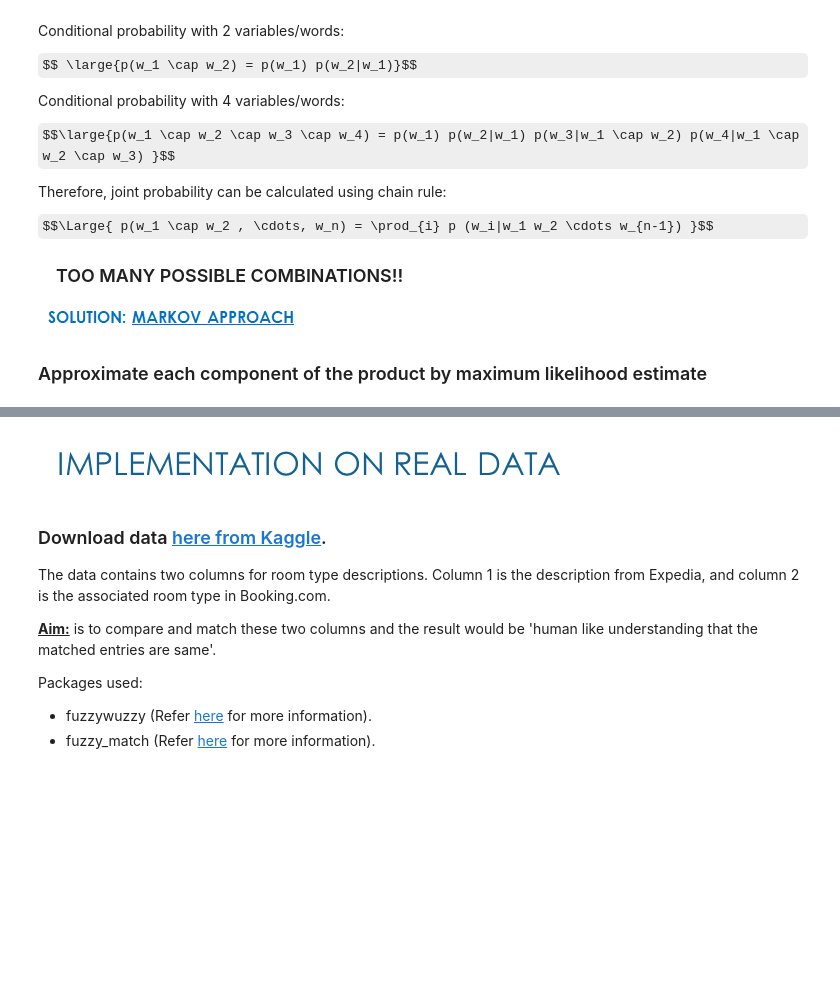
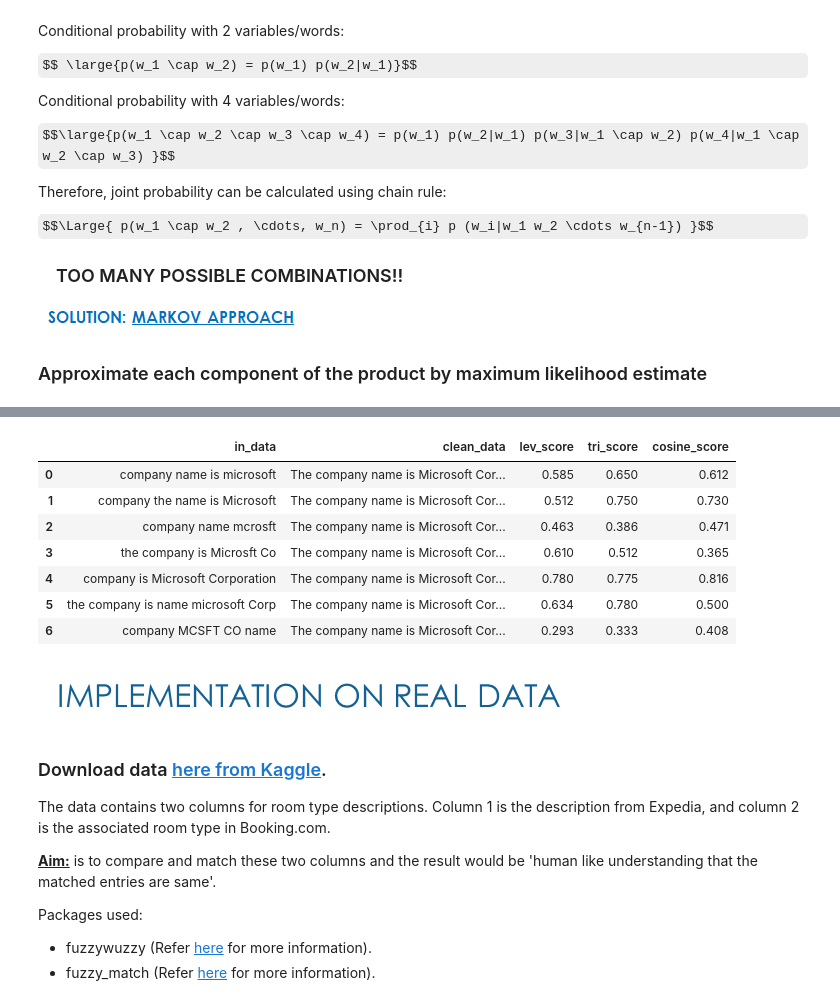
Before and after one commit to madhurima-nath/nlp_fuzzy_match_algorithms, a Jupyter notebook: fuzzy matching algorithm.ipynb, the cells around one changed output, grey strips where cells are left out. Saved outputs shown, nothing was run; the diff lists cells and outputs as text; code cells hidden in the pictures; some formulas as TeX source; blank space fills up the shorter version.

```diff
--- a/fuzzy matching algorithm.ipynb
+++ b/fuzzy matching algorithm.ipynb
@@ -245,3 +302,10 @@ $$\Large{ p(w_1 \cap w_2 , \cdots, w_n) = \prod_{i} p (w_i|w_1 w_2 \cdots w_{n-1
 ![image.png](attachment:921d674b-470e-4c5e-8359-1db40839d2cb.png)
 
 ### Approximate each component of the product by maximum likelihood estimate
+# %%
+from sklearn.feature_extraction.text import TfidfVectorizer
+
+corpus = ['company name is microsoft', 'company the name is Microsoft', 'company name mcrosft', 'the company is Microsft Co',
+         'company is Microsoft Corporation', 'the company is name microsoft Corp', 'company MCSFT CO name']
+
+clean_corpus = ['The company name is Microsoft Corporation']
@@ -247,0 +326,5 @@ $$\Large{ p(w_1 \cap w_2 , \cdots, w_n) = \prod_{i} p (w_i|w_1 w_2 \cdots w_{n-1
+# %%
+vect3 = TfidfVectorizer(analyzer='word', ngram_range=(2, 5))
+x = vect3.fit_transform(corpus)
+
+print(vect3.get_feature_names())
@@ -247,0 +340,5 @@ $$\Large{ p(w_1 \cap w_2 , \cdots, w_n) = \prod_{i} p (w_i|w_1 w_2 \cdots w_{n-1
+# %%
+# make a cartesian combination of the words in the corpus and the correct word
+
+cart_list = list(itertools.product(corpus, clean_corpus))
+cart_list
@@ -248,3 +356,35 @@ $$\Large{ p(w_1 \cap w_2 , \cdots, w_n) = \prod_{i} p (w_i|w_1 w_2 \cdots w_{n-1
+# %%
+def get_matches(lst):
+
+    '''function to calculate the Levenshtein
+    distance, trigram match score and the cosine
+    similarity matches for the above example'''
+
+    x, y, lscore, tscore, cscore = [], [], [], [], []
+
+    for i in range(len(lst)):
+        x.append(lst[i][0])
+        y.append(lst[i][1])
+
+        lscore.append(round(algorithims.levenshtein(lst[i][0], lst[i][1]), 3))
+        tscore.append(round(algorithims.trigram(lst[i][0], lst[i][1]), 3))
+        cscore.append(round(algorithims.cosine(lst[i][0], lst[i][1]), 3))
+
+    df = pd.DataFrame(list(zip(x, y, lscore, tscore, cscore)),
+                           columns = ['in_data', 'clean_data', 'lev_score', 'tri_score', 'cosine_score'])
+
+    return df
+# %%
+get_matches(cart_list)
+# %% [output]
+|  | in_data | clean_data | lev_score | tri_score | cosine_score |
+| 0 | company name is microsoft | The company name is Microsoft Cor... | 0.585 | 0.650 | 0.612 |
+| 1 | company the name is Microsoft | The company name is Microsoft Cor... | 0.512 | 0.750 | 0.730 |
+| 2 | company name mcrosft | The company name is Microsoft Cor... | 0.463 | 0.386 | 0.471 |
+| 3 | the company is Microsft Co | The company name is Microsoft Cor... | 0.610 | 0.512 | 0.365 |
+| 4 | company is Microsoft Corporation | The company name is Microsoft Cor... | 0.780 | 0.775 | 0.816 |
+| 5 | the company is name microsoft Corp | The company name is Microsoft Cor... | 0.634 | 0.780 | 0.500 |
+| 6 | company MCSFT CO name | The company name is Microsoft Cor... | 0.293 | 0.333 | 0.408 |
 # %% [markdown]
 ![image.png](attachment:41f29434-62b8-4aa7-a289-50803e332989.png)
 
```
Also changed, not shown: parts of 19 cells of this notebook.
